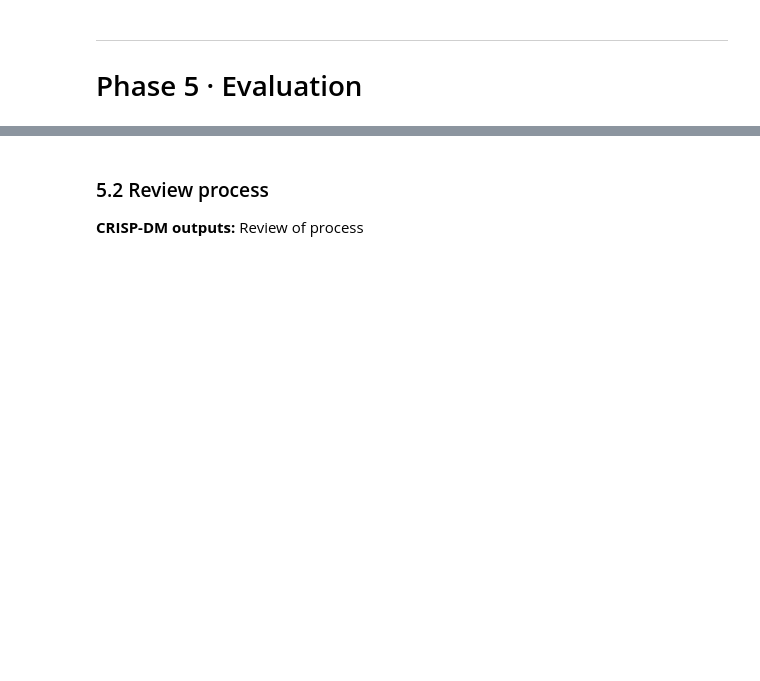
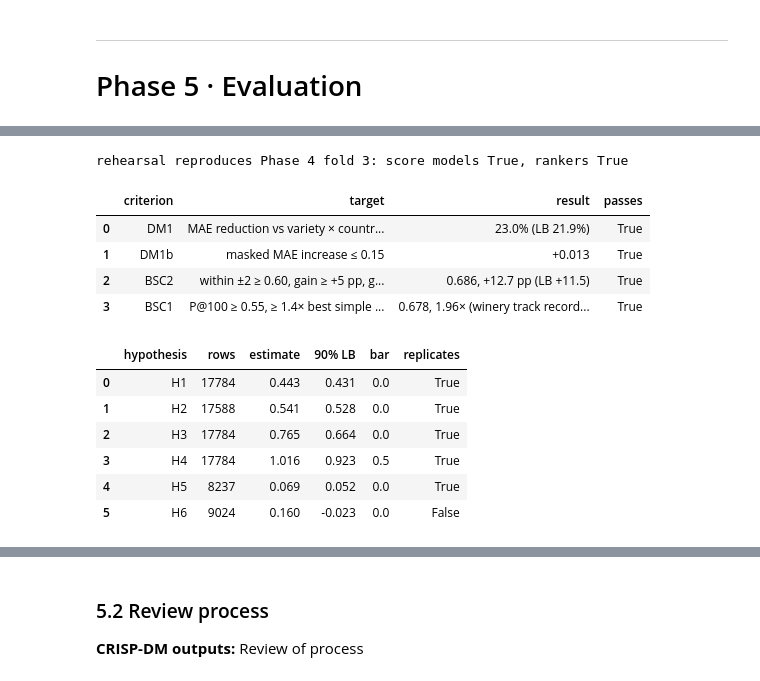
Before and after one commit to anita-agasaveeran/Assignment4, a Jupyter notebook: 01_CRISP-DM_Wine_Value/notebooks/CRISP_DM_Wine_Value.ipynb, the cells around one changed output, grey strips where cells are left out. Cells and saved outputs as stored; diff of their text form; code cells hidden in the pictures; blank space fills up the shorter version.

```diff
--- a/01_CRISP-DM_Wine_Value/notebooks/CRISP_DM_Wine_Value.ipynb
+++ b/01_CRISP-DM_Wine_Value/notebooks/CRISP_DM_Wine_Value.ipynb
@@ -2747,0 +2751,28 @@ print(sorted(p.name for p in tables.glob("phase*")))
+# %%
+# 5.1a Dress rehearsal on development fold 3: an independent refit with the Phase 5 code must reproduce Phase 4's fold 3
+from winevalue import phase5
+from winevalue.clustering import fit_profile_model
+train_r, test_r = outer_split(prep, 3, anon_drop_cv)
+run_r = ev4.run_split(train_r, test_r, top_fold, 3)
+same = ev4.score_table(run_r).set_index("model")["MAE"].round(6).equals(ev4.score_table(runs[3]).set_index("model")["MAE"].round(6))
+same_rank = np.allclose(run_r["rank_scores"].to_numpy(), runs[3]["rank_scores"].to_numpy())
+print(f"rehearsal reproduces Phase 4 fold 3: score models {same}, rankers {same_rank}"); assert same and same_rank
+_, assign_r = fit_profile_model(train_r, config.SELECTED_DM3[1], config.SELECTED_DM3[0], config.DM3_VOCABULARY)
+items_r = item_matrix(train_r); grapes_r = [c[2:] for c in items_r.columns if c.startswith("g:")]
+reh = phase5.evaluate(train_r, test_r, top_fold, 3, sensitivity_ids=attr_cv.index[top_fold.eq(3)], dm3_assign=assign_r,
+                      dm4_rules=mine_rules(items_r), dm4_grapes=grapes_r, run=run_r)
+display(reh["targets"]); display(reh["hypotheses"].drop(columns="statement").round(3))
+# %% [output]
+rehearsal reproduces Phase 4 fold 3: score models True, rankers True
+|  | criterion | target | result | passes |
+| 0 | DM1 | MAE reduction vs variety × countr... | 23.0% (LB 21.9%) | True |
+| 1 | DM1b | masked MAE increase ≤ 0.15 | +0.013 | True |
+| 2 | BSC2 | within ±2 ≥ 0.60, gain ≥ +5 pp, g... | 0.686, +12.7 pp (LB +11.5) | True |
+| 3 | BSC1 | P@100 ≥ 0.55, ≥ 1.4× best simple ... | 0.678, 1.96× (winery track record... | True |
+|  | hypothesis | rows | estimate | 90% LB | bar | replicates |
+| 0 | H1 | 17784 | 0.443 | 0.431 | 0.0 | True |
+| 1 | H2 | 17588 | 0.541 | 0.528 | 0.0 | True |
+| 2 | H3 | 17784 | 0.765 | 0.664 | 0.0 | True |
+| 3 | H4 | 17784 | 1.016 | 0.923 | 0.5 | True |
+| 4 | H5 | 8237 | 0.069 | 0.052 | 0.0 | True |
+| 5 | H6 | 9024 | 0.160 | -0.023 | 0.0 | False |
```
Also changed, not shown: parts of 6 cells of this notebook, 11 other files.
